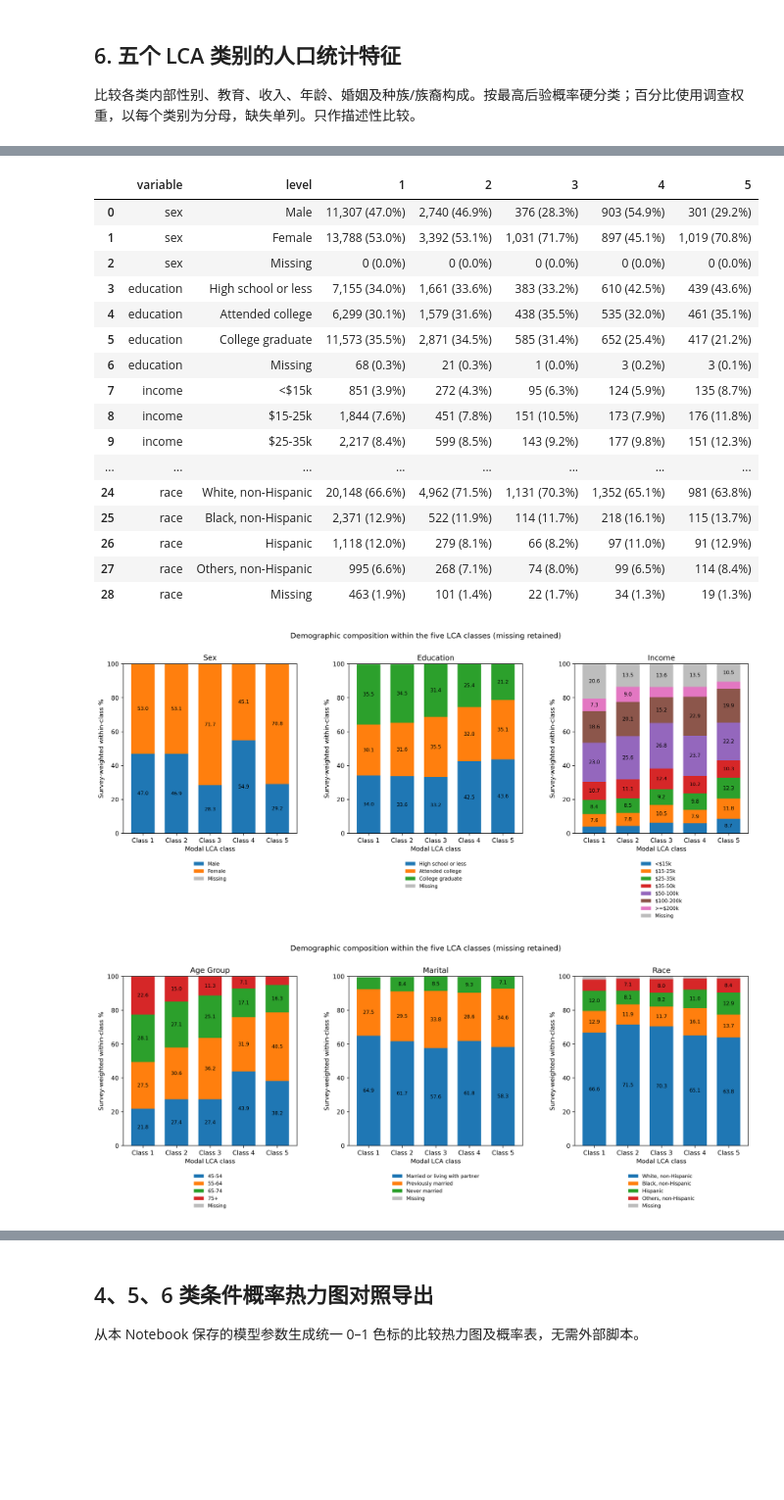
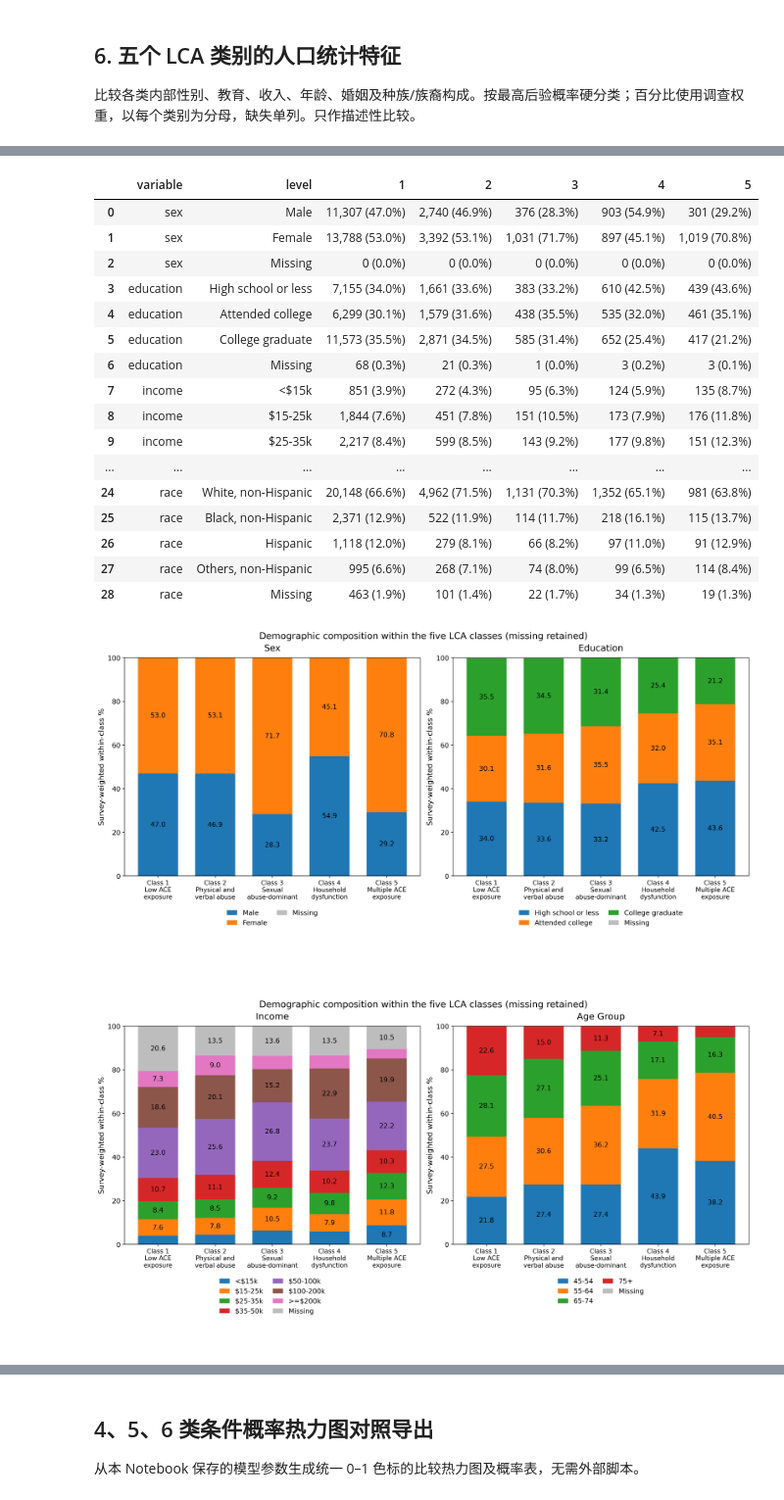
Before and after one commit to Rachel-Gao-0105/ACE_classification_gao, a Jupyter notebook: ACE_LCA.ipynb, the cells around one changed output, grey strips where cells are left out. Shown at 98% size. Saved outputs shown, nothing was run; the diff lists cells and outputs as text; code cells hidden in the pictures; blank space fills up the shorter version.

```diff
--- a/ACE_LCA.ipynb
+++ b/ACE_LCA.ipynb
@@ -669,27 +706,32 @@ PASS: analytic K=1, mixture fixture, compressed likelihood, all saved LLs, monot
 比较各类内部性别、教育、收入、年龄、婚姻及种族/族裔构成。按最高后验概率硬分类；百分比使用调查权重，以每个类别为分母，缺失单列。只作描述性比较。
 # %%
 group_results = run_group_analysis()
+
 display(pd.read_csv(OUT / 'tables/demographics_by_lca_class_n_weighted_pct.csv').fillna(''))
-display(Image(filename=str(OUT / 'figures/LCA5_demographics_sex_education_income.png')))
-display(Image(filename=str(OUT / 'figures/LCA6_demographics_age_group_marital_race.png')))
+
+display(Image(filename=str(OUT / 'figures/LCA5_demographics_sex_education.png')))
+
+display(Image(filename=str(OUT / 'figures/LCA6_demographics_income_age_group.png')))
+
+display(Image(filename=str(OUT / 'figures/LCA7_demographics_marital_race.png')))
 # %% [output]
 PASS: class membership, demographic denominators and weighted 100% sums.
 |  | variable | level | 1 | 2 | 3 | 4 | 5 |
 | 0 | sex | Male | 11,307 (47.0%) | 2,740 (46.9%) | 376 (28.3%) | 903 (54.9%) | 301 (29.2%) |
 | 1 | sex | Female | 13,788 (53.0%) | 3,392 (53.1%) | 1,031 (71.7%) | 897 (45.1%) | 1,019 (70.8%) |
 | 2 | sex | Missing | 0 (0.0%) | 0 (0.0%) | 0 (0.0%) | 0 (0.0%) | 0 (0.0%) |
 | 3 | education | High school or less | 7,155 (34.0%) | 1,661 (33.6%) | 383 (33.2%) | 610 (42.5%) | 439 (43.6%) |
 | 4 | education | Attended college | 6,299 (30.1%) | 1,579 (31.6%) | 438 (35.5%) | 535 (32.0%) | 461 (35.1%) |
 | 5 | education | College graduate | 11,573 (35.5%) | 2,871 (34.5%) | 585 (31.4%) | 652 (25.4%) | 417 (21.2%) |
 | 6 | education | Missing | 68 (0.3%) | 21 (0.3%) | 1 (0.0%) | 3 (0.2%) | 3 (0.1%) |
 | 7 | income | <$15k | 851 (3.9%) | 272 (4.3%) | 95 (6.3%) | 124 (5.9%) | 135 (8.7%) |
 | 8 | income | $15-25k | 1,844 (7.6%) | 451 (7.8%) | 151 (10.5%) | 173 (7.9%) | 176 (11.8%) |
 | 9 | income | $25-35k | 2,217 (8.4%) | 599 (8.5%) | 143 (9.2%) | 177 (9.8%) | 151 (12.3%) |
 | ... | ... | ... | ... | ... | ... | ... | ... |
 | 24 | race | White, non-Hispanic | 20,148 (66.6%) | 4,962 (71.5%) | 1,131 (70.3%) | 1,352 (65.1%) | 981 (63.8%) |
 | 25 | race | Black, non-Hispanic | 2,371 (12.9%) | 522 (11.9%) | 114 (11.7%) | 218 (16.1%) | 115 (13.7%) |
 | 26 | race | Hispanic | 1,118 (12.0%) | 279 (8.1%) | 66 (8.2%) | 97 (11.0%) | 91 (12.9%) |
 | 27 | race | Others, non-Hispanic | 995 (6.6%) | 268 (7.1%) | 74 (8.0%) | 99 (6.5%) | 114 (8.4%) |
 | 28 | race | Missing | 463 (1.9%) | 101 (1.4%) | 22 (1.7%) | 34 (1.3%) | 19 (1.3%) |
-[figure, old version]
+[figure, new version]
-[figure, old version]
+[figure, new version]
```
Also changed, not shown: parts of 6 cells of this notebook, 33 other files.
